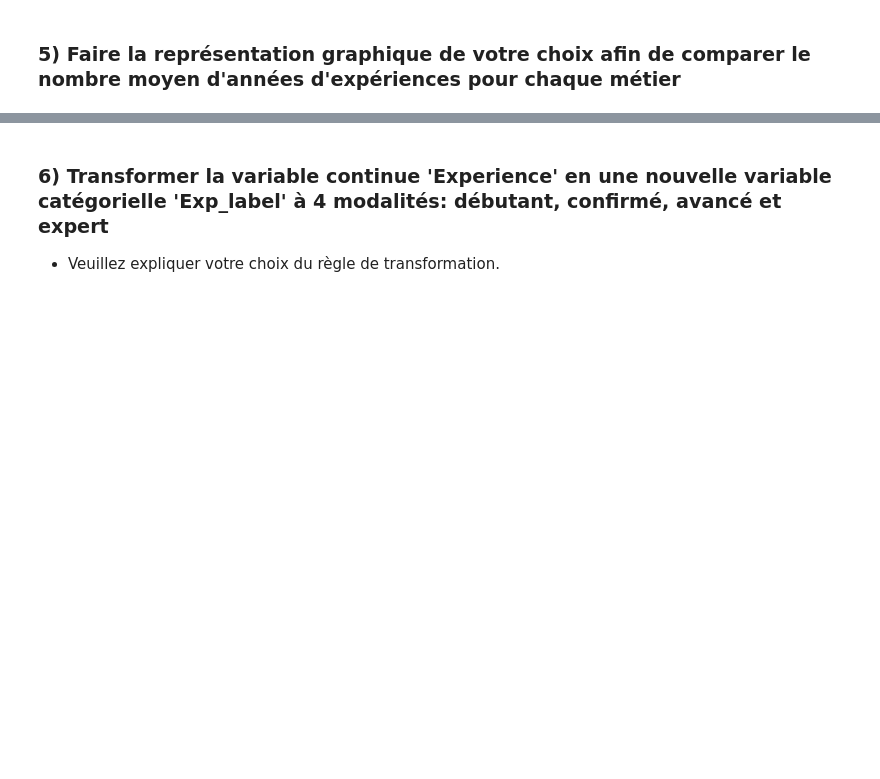
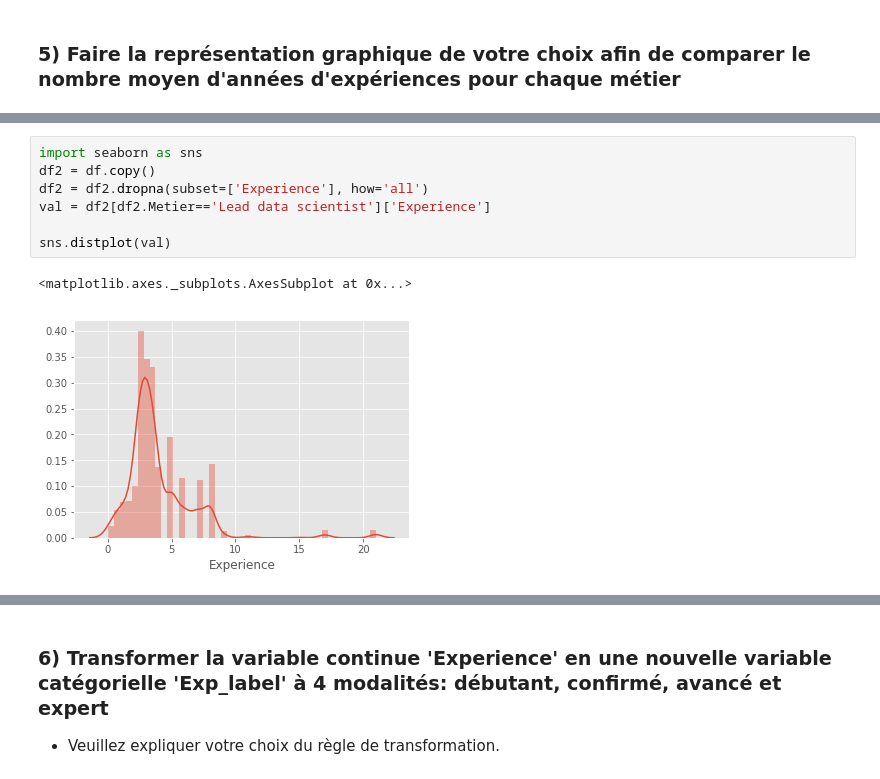
Before and after one commit to AngeKouame/AGILA-DATASET, a Jupyter notebook: Test_Technique_ML.ipynb, the cells around one changed output, grey strips where cells are left out. Drawn from its saved outputs; the diff is of its cells as text; blank space fills up the shorter version.

```diff
--- a/Test_Technique_ML.ipynb
+++ b/Test_Technique_ML.ipynb
@@ -49,0 +204,10 @@ df =
+# %%
+import seaborn as sns
+df2 = df.copy()
+df2 = df2.dropna(subset=['Experience'], how='all')
+val = df2[df2.Metier=='Lead data scientist']['Experience']
+
+sns.distplot(val)
+# %% [output]
+<matplotlib.axes._subplots.AxesSubplot at 0x...>
+[figure, added]
```
Also changed, not shown: parts of 28 cells of this notebook.
